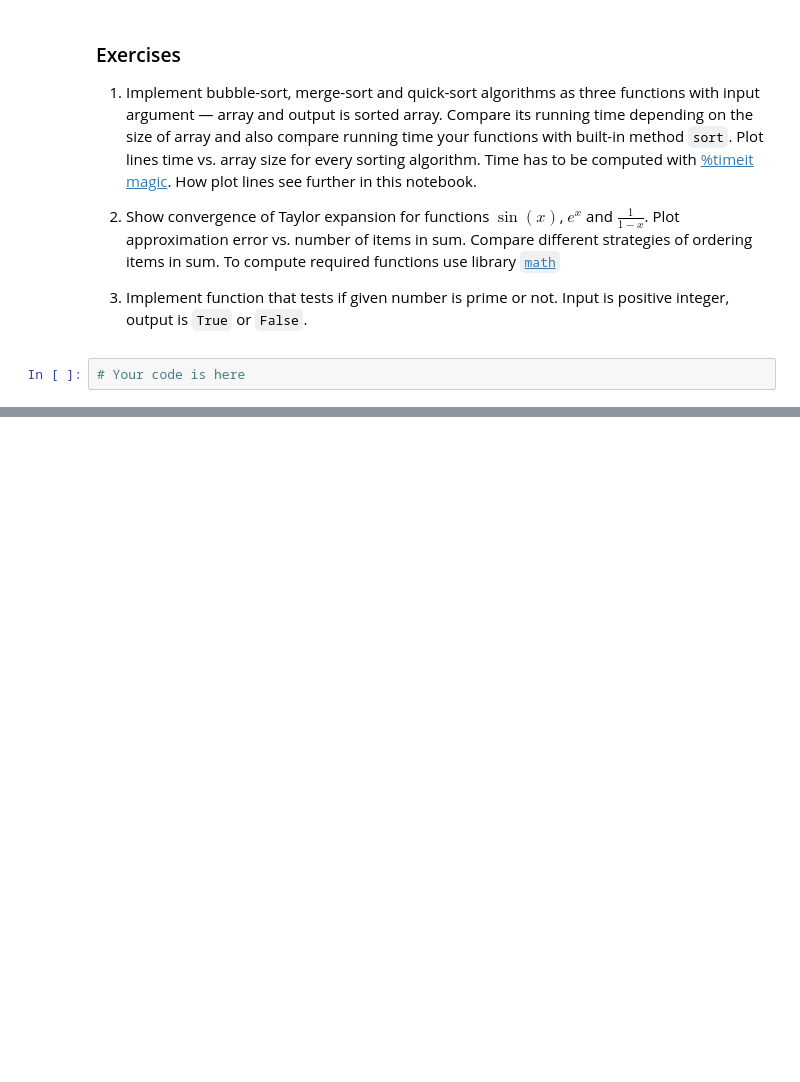
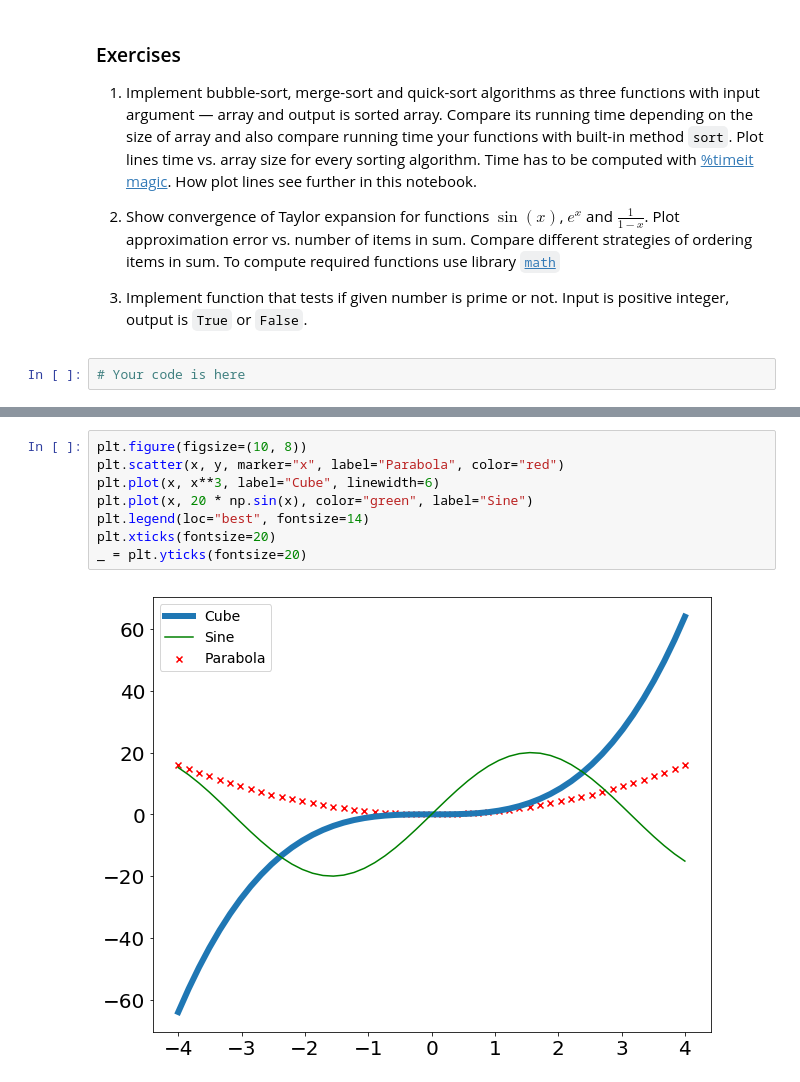
Before and after one commit to amkatrutsa/intro_ml, a Jupyter notebook: Python_tutorial.ipynb, the cells around one changed output, grey strips where cells are left out. Cells and saved outputs as stored; diff of their text form; blank space fills up the shorter version.

```diff
--- a/Python_tutorial.ipynb
+++ b/Python_tutorial.ipynb
@@ -780,0 +845,10 @@
+# %%
+plt.figure(figsize=(10, 8))
+plt.scatter(x, y, marker="x", label="Parabola", color="red")
+plt.plot(x, x**3, label="Cube", linewidth=6)
+plt.plot(x, 20 * np.sin(x), color="green", label="Sine")
+plt.legend(loc="best", fontsize=14)
+plt.xticks(fontsize=20)
+_ = plt.yticks(fontsize=20)
+# %% [output]
+[figure, added]
```
Also changed, not shown: parts of 21 cells of this notebook.
